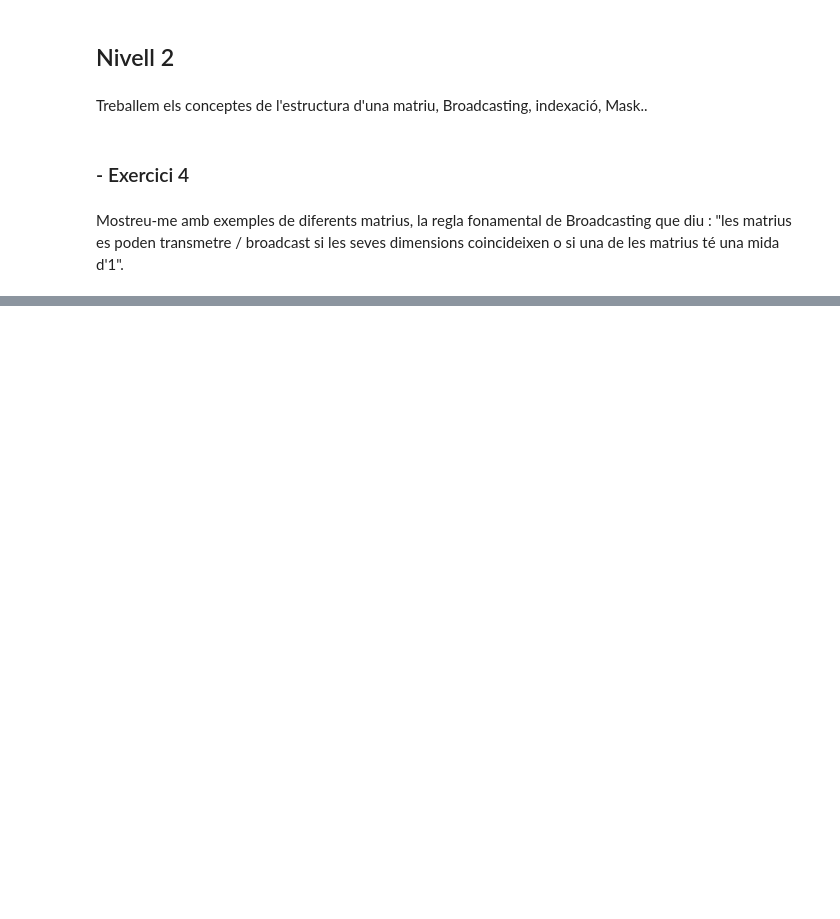
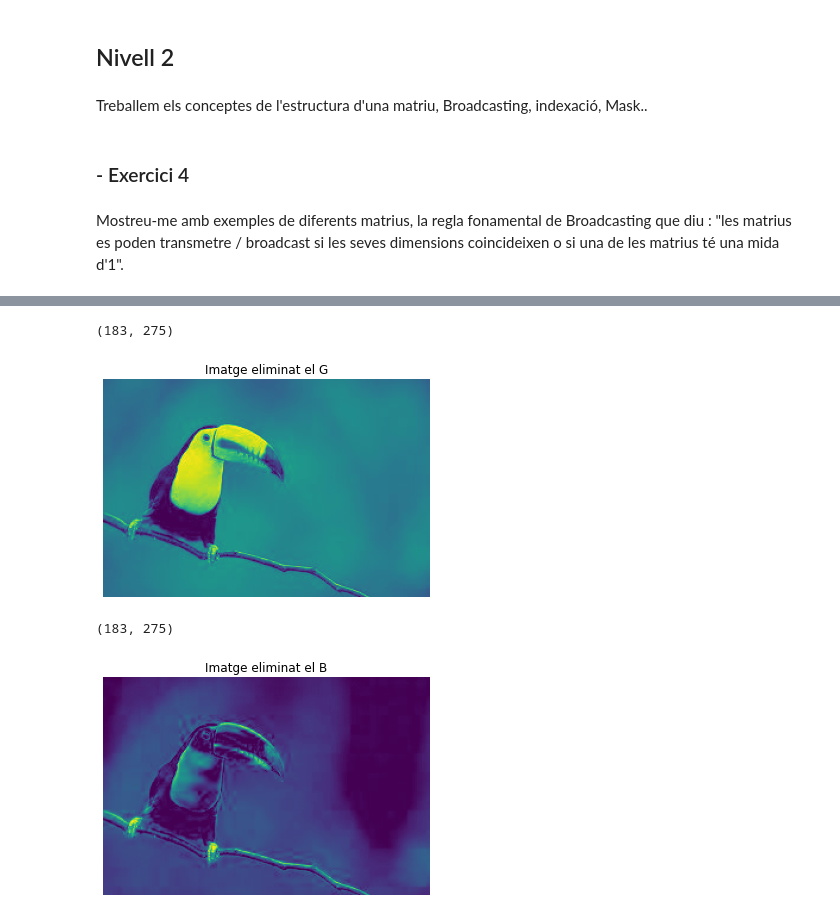
Before and after one commit to kabraxxx/imatges_numpy, a Jupyter notebook: S02_T02.ipynb, the cells around one changed output, grey strips where cells are left out. Cells and saved outputs as stored; diff of their text form; code cells hidden in the pictures; blank space fills up the shorter version.

```diff
--- a/S02_T02.ipynb
+++ b/S02_T02.ipynb
@@ -91,0 +190,23 @@ Mostreu-me amb exemples de diferents matrius, la regla fonamental de Broadcastin
+# %%
+resultG = img[:, :, 1]
+print(resultG.shape)
+
+plt.imshow(result)
+plt.title("Imatge eliminat el G")
+plt.axis('off')
+plt.show()
+plt.imsave("bird_withOut_G.jpg", resultG)
+
+resultB = img[:, :, 2]
+print(result.shape)
+
+plt.imshow(resultB)
+plt.title("Imatge eliminat el B")
+plt.axis('off')
+plt.show()
+plt.imsave("bird_withOut_B.jpg", resultB)
+# %% [output]
+(183, 275)
+[figure, added]
+(183, 275)
+[figure, added]
```
Also changed, not shown: parts of 21 cells of this notebook, 4 other files.
